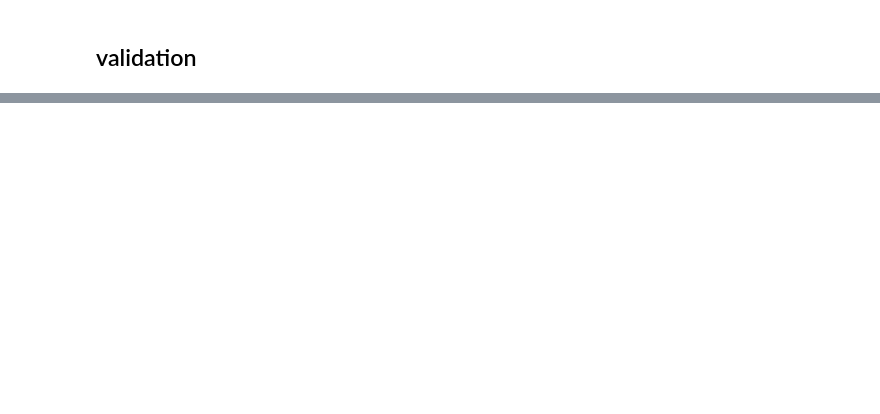
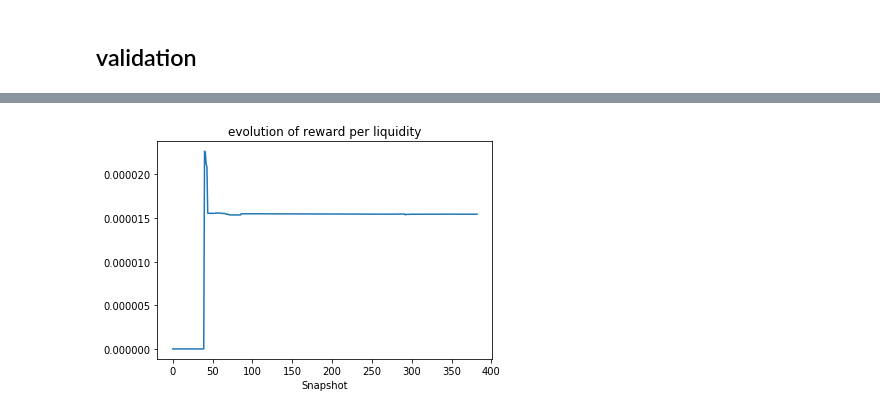
Before and after one commit to Sifchain/cryptoeconomics, a Jupyter notebook: demo_getUserAccReward.ipynb, the cells around one changed output, grey strips where cells are left out. Cells and saved outputs as stored; diff of their text form; code cells hidden in the pictures; blank space fills up the shorter version.

Commit message:
alleviate inequality in reward distribution

```diff
--- a/demo_getUserAccReward.ipynb
+++ b/demo_getUserAccReward.ipynb
@@ -88,6 +91,29 @@ constants = {'miningSeconds':4*30*86400, # 120 days
              'multiplierSeconds': 4*30*86400, # 120 days
              'multiplierBand': [1,4],
              'isGeyser': False}
+# %%
+def get_reward_per_snapshot(**kwargs):
+    miningSeconds, totalReward, epochSeconds = kwargs['miningSeconds'], kwargs['totalReward'], kwargs['epochSeconds']
+    maxSnapshotLength = int(miningSeconds/epochSeconds) # round down
+
+    # a bodge to alleviate the inequality in reward distribution caused by sudden spike in liquidity add
+    assert epochSeconds == 200*60, 'This bodge only works when epochSeconds == 200*60'
+    liquidityWeightQuantized = [0,1,39,92,98,99,100]
+    liquidityWeightSnapshotIndex = [0,40,44,68,71,86,293,maxSnapshotLength]
+    assert len(liquidityWeightQuantized)+1 == len(liquidityWeightSnapshotIndex), 'liquidityWeightQuantized or liquidityWeightSnapshotIndex is invalid'
+    rewardSnapshots = []
+    for weight, lowerlim, upperlim in zip(liquidityWeightQuantized, liquidityWeightSnapshotIndex[:-1], liquidityWeightSnapshotIndex[1:]):
+        rewardSnapshots.extend([weight] * (upperlim-lowerlim))
+    rewardSnapshots = [r/sum(rewardSnapshots)*totalReward for r in rewardSnapshots] # normalise
+    return rewardSnapshots
+# %%
+rewardSnapshots = get_reward_per_snapshot(**constants)[:len(totalLiquidity)]
+plt.title('evolution of reward per liquidity')
+plt.plot([reward/liquidity for liquidity, reward in zip(totalLiquidity,rewardSnapshots)])
+plt.xlabel('Snapshot')
+plt.show()
+# %% [output]
+[figure, added]
 # %%
 numberOfEpoch = len(data['data']['snapshots_new'][0]['snapshot_data'][addressList[0]]['ceth'])
 theoreticalMaxReward = constants['totalReward'] * numberOfEpoch * constants['epochSeconds'] / constants['miningSeconds']
```
Also changed, not shown: parts of 3 cells of this notebook, 1 other file.
